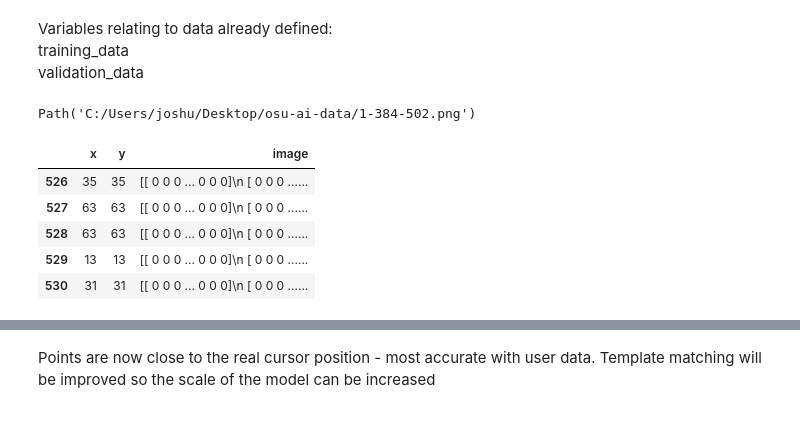
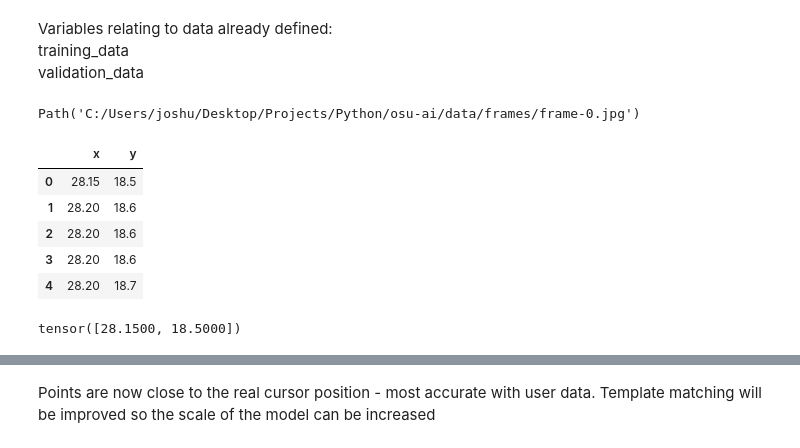
Before and after one commit to joshuatmyers/osu-ai, a Jupyter notebook: pytorch-model.ipynb, the cells around one changed output, grey strips where cells are left out. Cells and saved outputs as stored; diff of their text form; code cells hidden in the pictures.

```diff
--- a/pytorch-model.ipynb
+++ b/pytorch-model.ipynb
@@ -276,19 +250,19 @@ Variables relating to data already defined: <br>
 training_data <br>
 validation_data <br>
 # %%
-path = "C:/Users/joshu/Desktop/osu-ai-data/"
+path = "C:/Users/joshu/Desktop/Projects/Python/osu-ai/data/frames"
 img_files = get_image_files(path)
-fullData = pd.read_csv("C:/Users/joshu/Desktop/Projects/Python/osu-ai/data/newData.csv")
+fullData = pd.read_csv("C:/Users/joshu/Desktop/Projects/Python/osu-ai/data/coordinates.csv")
 # %%
 img_files[0]
 # %% [output]
-Path('C:/Users/joshu/Desktop/osu-ai-data/1-384-502.png')
+Path('C:/Users/joshu/Desktop/Projects/Python/osu-ai/data/frames/frame-0.jpg')
 # %%
-fullData.tail()
+fullData.head()
 # %% [output]
-|  | x | y | image |
-| 526 | 35 | 35 | [[ 0 0 0 ... 0 0 0]\n [ 0 0 0 ...... |
-| 527 | 63 | 63 | [[ 0 0 0 ... 0 0 0]\n [ 0 0 0 ...... |
-| 528 | 63 | 63 | [[ 0 0 0 ... 0 0 0]\n [ 0 0 0 ...... |
-| 529 | 13 | 13 | [[ 0 0 0 ... 0 0 0]\n [ 0 0 0 ...... |
-| 530 | 31 | 31 | [[ 0 0 0 ... 0 0 0]\n [ 0 0 0 ...... |
+|  | x | y |
+| 0 | 28.15 | 18.5 |
+| 1 | 28.20 | 18.6 |
+| 2 | 28.20 | 18.6 |
+| 3 | 28.20 | 18.6 |
+| 4 | 28.20 | 18.7 |
@@ -302,5 +279,9 @@ def get_ctr(f):
     row = fullData.loc[index,:]
     return tensor([row[0],row[1]])
+# %%
+get_ctr(Path('C:/Users/joshu/Desktop/Projects/Python/osu-ai/data/frames/frame-0.jpg'))
+# %% [output]
+tensor([28.1500, 18.5000])
 # %%
 db = DataBlock(
     blocks=(ImageBlock, PointBlock),
```
Also changed, not shown: parts of 21 cells of this notebook.
